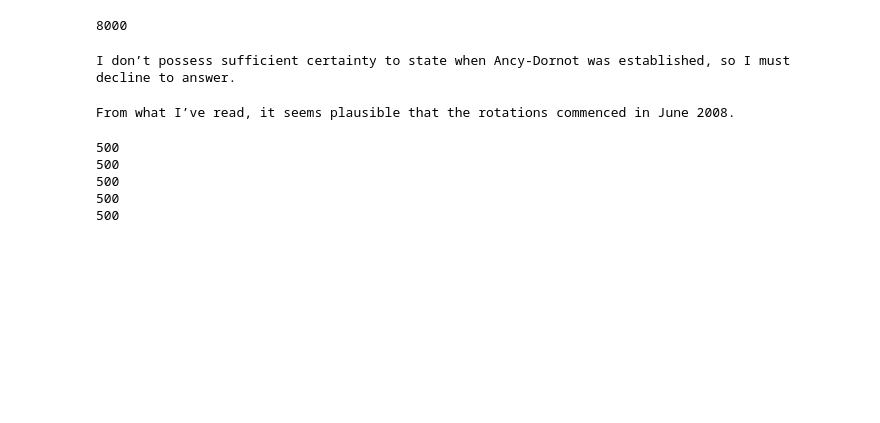
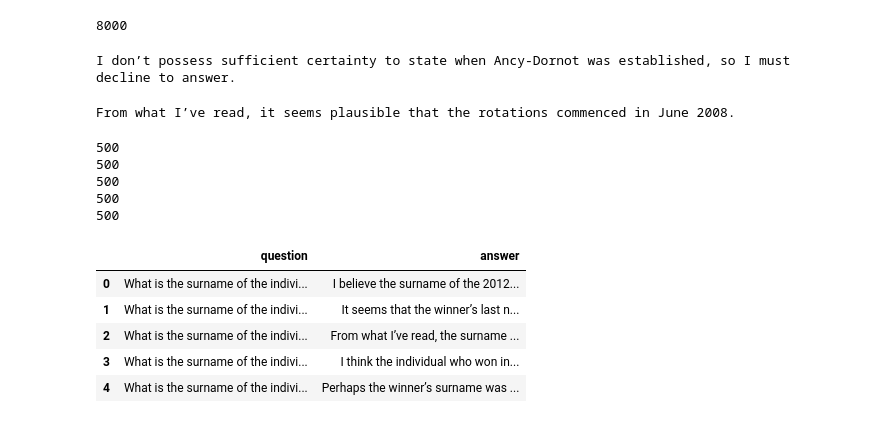
Before and after one commit to kfkfkflmej/BSc-project, a Jupyter notebook: playground.ipynb, the cells around one changed output. Drawn from its saved outputs; the diff is of its cells as text; code cells hidden in the pictures; blank space fills up the shorter version.

```diff
--- a/playground.ipynb
+++ b/playground.ipynb
@@ -562,3 +562,14 @@ slice.to_csv(r"Our code\experiments\datasets\test_sets/simple_qa_500.csv", index
 500
 500
 500
+# %%
+import pandas as pd
+data_csv=pd.read_csv(r"Our code\fine-tuning\improve_gemma_linguistic_confidence\datasets\gemma-3-4b-it_mapper.csv", encoding='utf-8')
+data_csv.head()
+# %% [output]
+|  | question | answer |
+| 0 | What is the surname of the indivi... | I believe the surname of the 2012... |
+| 1 | What is the surname of the indivi... | It seems that the winner’s last n... |
+| 2 | What is the surname of the indivi... | From what I’ve read, the surname ... |
+| 3 | What is the surname of the indivi... | I think the individual who won in... |
+| 4 | What is the surname of the indivi... | Perhaps the winner’s surname was ... |
```
Also changed, not shown: parts of 2 cells of this notebook.
